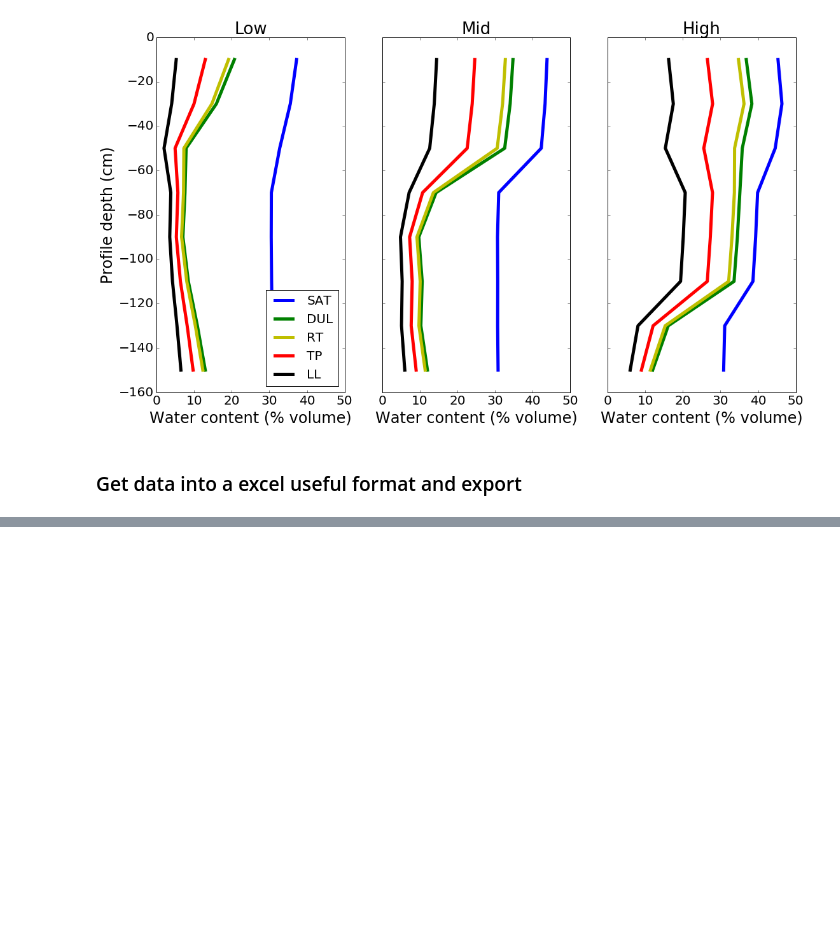
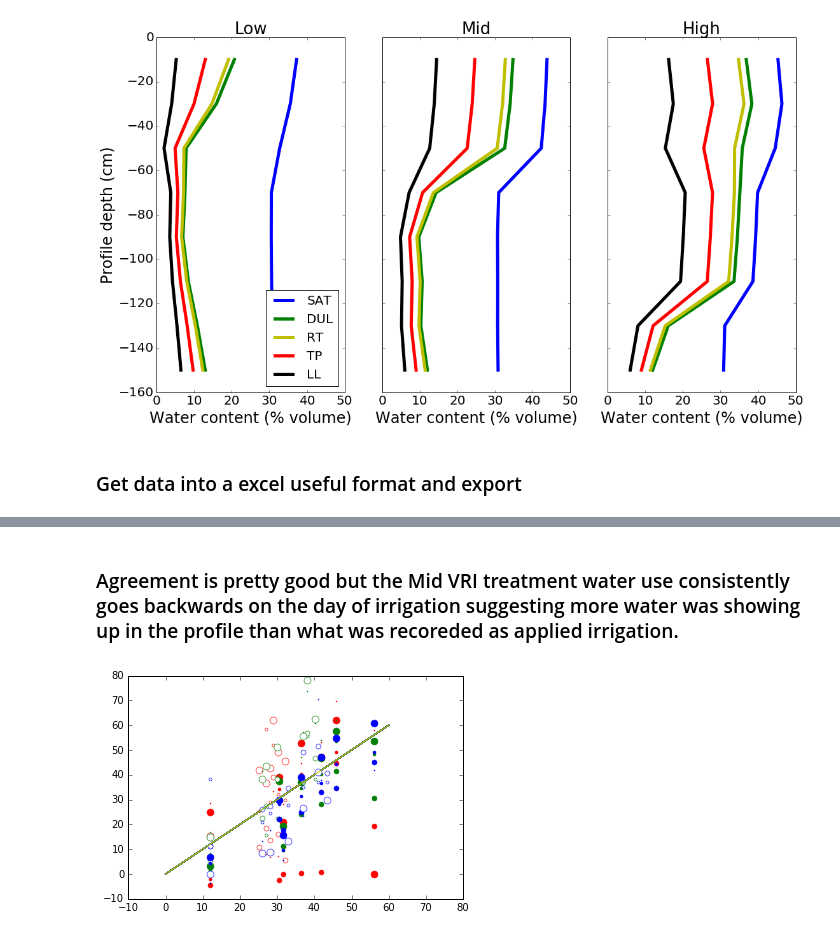
Before and after one commit to HamishBrownPFR/MVI, a Jupyter notebook: RA1.3/SoilWaterSummary.ipynb, the cells around one changed output, grey strips where cells are left out. Saved outputs shown, nothing was run; the diff lists cells and outputs as text; code cells hidden in the pictures; blank space fills up the shorter version.

```diff
--- a/RA1.3/SoilWaterSummary.ipynb
+++ b/RA1.3/SoilWaterSummary.ipynb
@@ -219,0 +348,20 @@ SoilWaterData.to_excel('K:\CPDiary\Data\BaxtersMVI\SoilWaterRawData.xlsx',merge_
+# %% [markdown]
+### Agreement is pretty good but the Mid VRI treatment water use consistently goes backwards on the day of irrigation suggesting more water was showing up in the profile than what was recoreded as applied irrigation.
+# %%
+lineColors = ['r','r','g','g','b','b']
+fillColors = ['r','w','g','w','b','w']
+pos = 0
+for z in Zones:
+    for i in Irrigs:
+        size = 1
+        for r in [1,2,3,4]:
+            SWincrease = DeltaSWCFrame.ix[WaterUseNP.index.isin(IrrigationsDaysNP),(z,i,r)]*-1
+            Applied = Irrigations.ix[Irrigations.index.isin(IrrigationsDaysIR),(z,i)]
+            plt.plot(Applied,SWincrease,'o',mec=lineColors[pos],mfc=fillColors[pos],ms=size)
+            plt.ylim(-10,80)
+            plt.xlim(-10,80)
+            plt.plot([0,60],[0,60],'-')
+            size +=2
+        pos+=1
+# %% [output]
+[figure, added]
```
Also changed, not shown: parts of 17 cells of this notebook.
